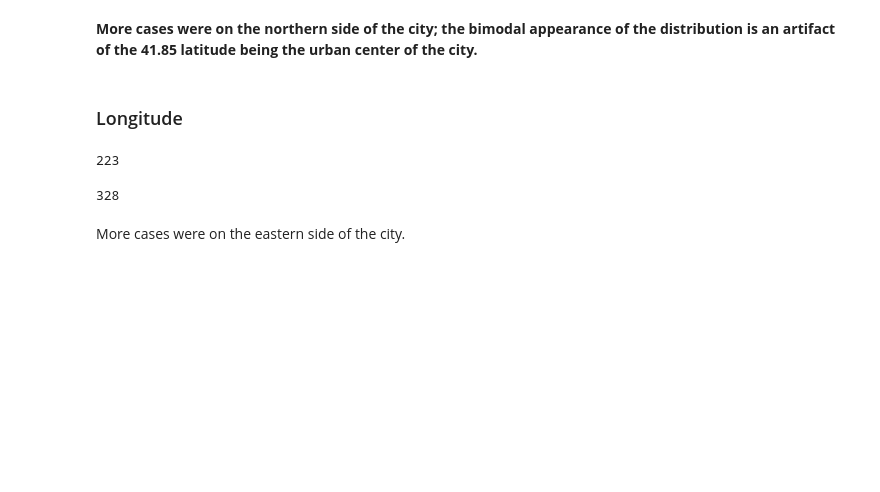
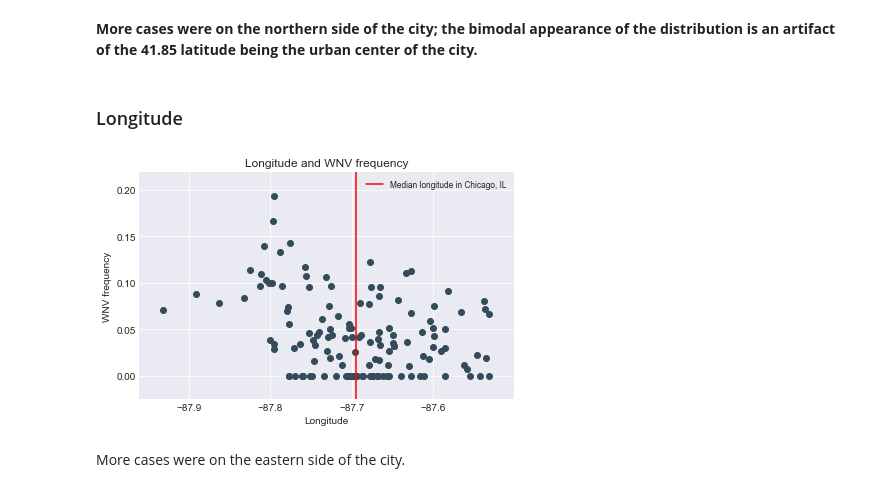
Before and after one commit to jtimdwyer/DSI_project_4, a Jupyter notebook: notebooks/05_EDA.ipynb, the cells around one changed output. Drawn from its saved outputs; the diff is of its cells as text; code cells hidden in the pictures; blank space fills up the shorter version.

```diff
--- a/notebooks/05_EDA.ipynb
+++ b/notebooks/05_EDA.ipynb
@@ -65,18 +62,20 @@ plt.scatter(list(set(df.latitude.values)), x)
 **More cases were on the northern side of the city; the bimodal appearance of the distribution is an artifact of the 41.85 latitude being the urban center of the city.**
 # %% [markdown]
 ### Longitude
-# %%
-train_weather[train_weather.longitude >= train_weather.longitude.median()]['wnvpresent'].sum()
-# %% [output]
-223
-# %%
-train_weather[train_weather.longitude < train_weather.longitude.median()]['wnvpresent'].sum()
-# %% [output]
-328
 # %%
- = []
-for i in set(df.latitude.values):
-    x.append(df[df.latitude == i]['wnvpresent'].mean())
+longitude_list = []
+for i in set(df.longitude.values):
+    longitude_list.append(df[df.longitude == i]['wnvpresent'].mean())
+# %%
+plt.scatter(list(set(df.longitude.values)), longitude_list)
+plt.axvline(df.longitude.median(),  color='red', label='Median longitude in Chicago, IL')
+plt.xlabel('Longitude')
+plt.ylabel('WNV frequency')
+plt.title('Longitude and WNV frequency')
+plt.legend(fontsize='small')
+plt.tight_layout()
+# %% [output]
+[figure, added]
 # %% [markdown]
 More cases were on the eastern side of the city.
 # %% [markdown]
```
Also changed, not shown: parts of 70 cells of this notebook, 1 other file.
